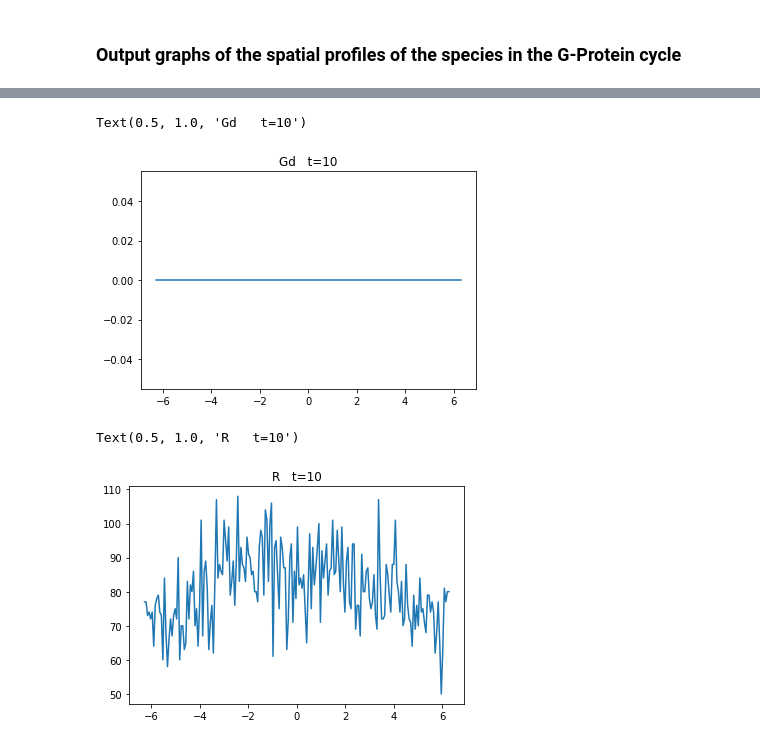
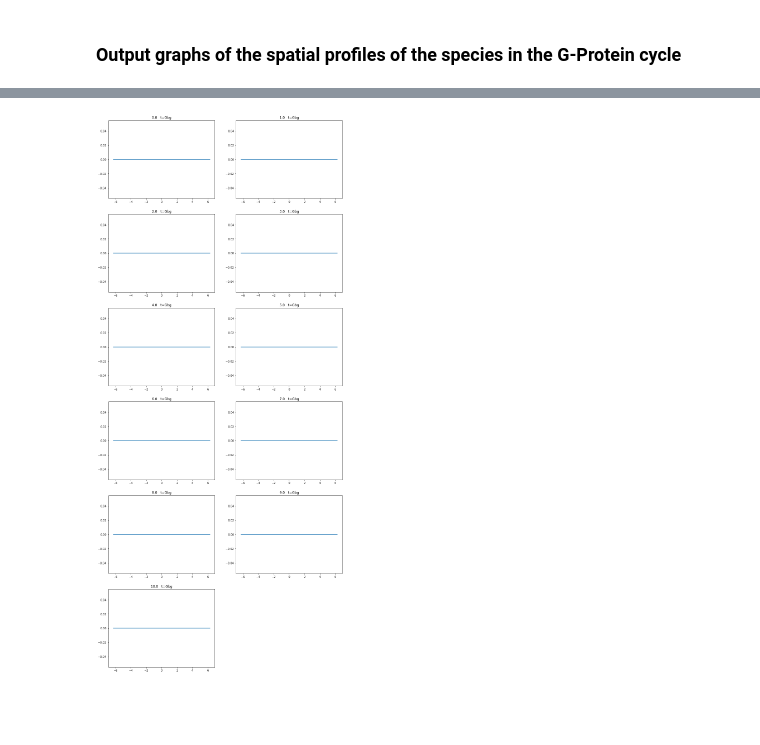
Before and after one commit to StochSS/SpatialPy, a Jupyter notebook: examples/yeast_polarization/G-Protein_1D.ipynb, the cells around one changed output, grey strips where cells are left out. Drawn from its saved outputs; the diff is of its cells as text; code cells hidden in the pictures; blank space fills up the shorter version.

```diff
--- a/examples/yeast_polarization/G-Protein_1D.ipynb
+++ b/examples/yeast_polarization/G-Protein_1D.ipynb
@@ -12,4 +12,20 @@ import numpy
 # %%
 sys.path.append('../..')
 import spatialpy
+# %%
+class PheromoneGradient(spatialpy.DataFunction):
+    def __init__(self, a=0.0, b=1.0, L_min=0, L_max=4, MOLAR=1.0):
+        """ 1D domain from a to b. """
+        spatialpy.DataFunction.__init__(self, name="PheromoneGradient")
+        self.a = a
+        self.b = b
+        self.L_min = L_min
+        self.L_max = L_max
+        self.MOLAR = MOLAR
+
+    def expression(self):
+        return f"({(self.L_max - self.L_min) * 0.5} * (1 + cos(0.5 * me->x[0])) + {self.L_min}) * {self.MOLAR}"
+
+    def map(self, x): #for visualization
+        return ((self.L_max - self.L_min) * 0.5 * (1 + math.cos(0.5 * x[0])) + self.L_min) * self.MOLAR
 # %%
@@ -99,3 +95,17 @@ Wall time: 3min 5s
 # %% [markdown]
 ### Output graphs of the spatial profiles of the species in the G-Protein cycle
+# %%
+def plot(sname):
+    x_vals = model.domain.coordinates()[:,0]
+
+    tspan_len = len(model.tspan)
+    num_rows = math.ceil(tspan_len/2)
+    fig, axs = plt.subplots(num_rows, 2, figsize=[15, 6 * num_rows])
+    if tspan_len%2 != 0:
+        fig.delaxes(axs[num_rows - 1, 1])
+
+    for n, t in enumerate(model.tspan):
+        S = result.get_species(sname, timepoints=n)
+        axs[int(n/2), n%2].plot(x_vals, S)
+        axs[int(n/2), n%2].set_title(f'{t}   t={sname}')
 # %%
@@ -149,16 +118,4 @@ Text(0.5, 1.0, 'Ga   t=10')
-# %%
-sname = "Gd"
-S = result.get_species(sname, timepoints=n)
-plt.plot(x_vals, S)
-plt.title('{1}   t={0}'.format(n, sname))
-# %% [output]
-Text(0.5, 1.0, 'Gd   t=10')
-[figure, removed]
-# %%
-sname = "R"
-S = result.get_species(sname, timepoints=n)
-plt.plot(x_vals, S)
-plt.title('{1}   t={0}'.format(n, sname))
-# %% [output]
-Text(0.5, 1.0, 'R   t=10')
-[figure, removed]
+# %%
+plot("Gbg")
+# %% [output]
+[figure, added]
```
Also changed, not shown: parts of 12 cells of this notebook.
